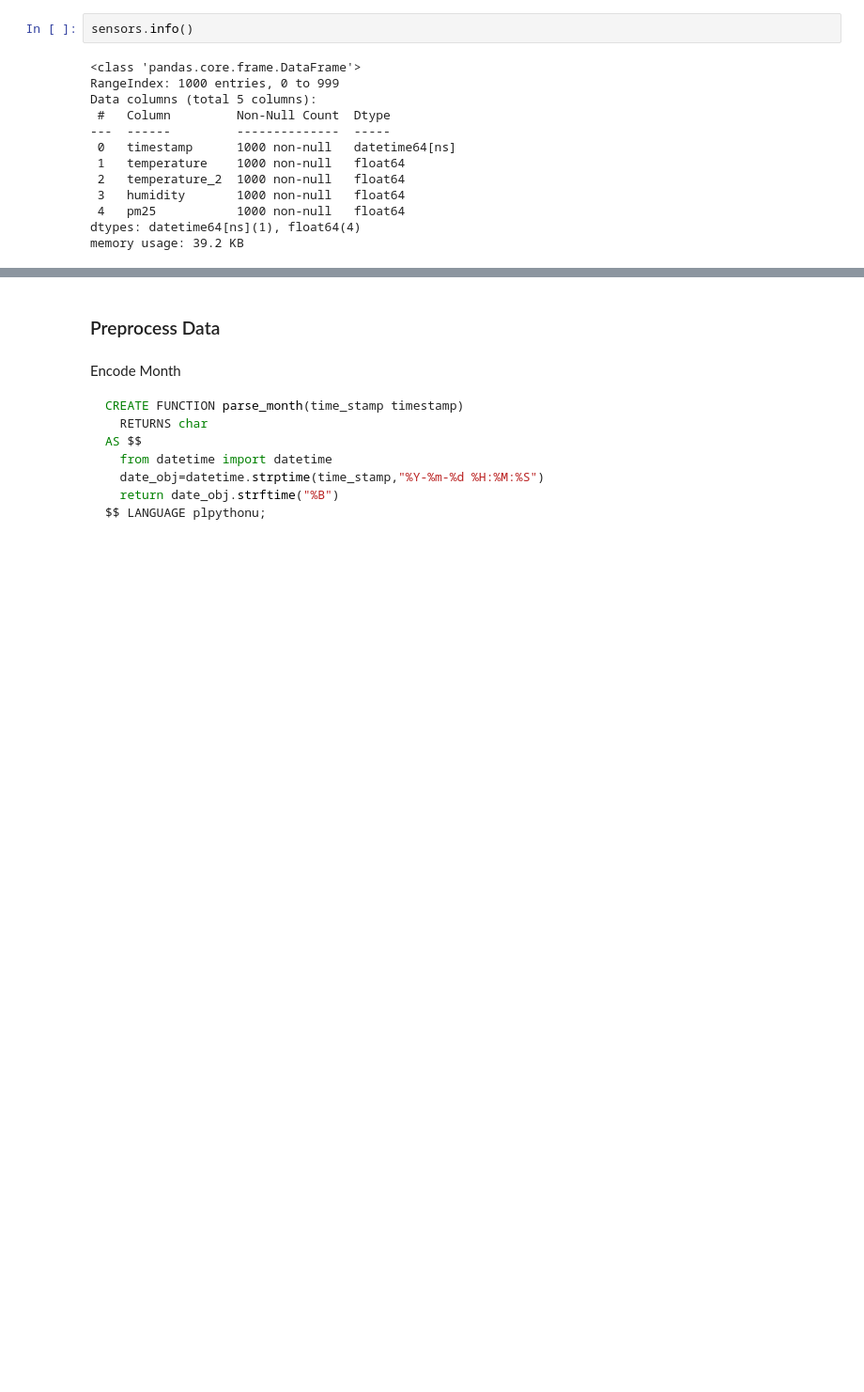
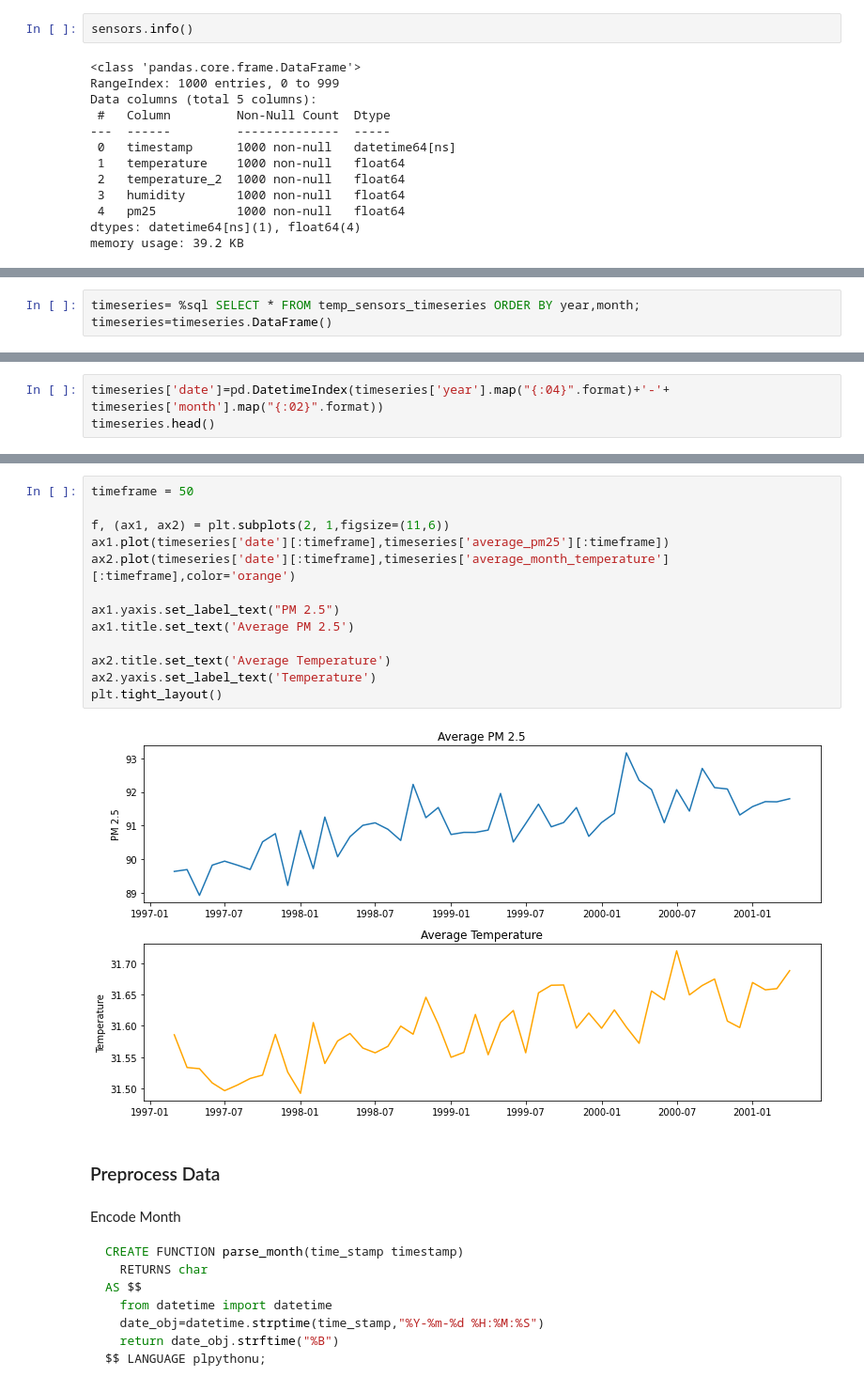
Before and after one commit to guyzsarun/rabbitmq-gpdb-poc, a Jupyter notebook: gpdb/madlib-demo.ipynb, the cells around one changed output, grey strips where cells are left out. Shown at 94% size. Drawn from its saved outputs; the diff is of its cells as text; blank space fills up the shorter version.

Commit message:
Add timeseries (#5)

```diff
--- a/gpdb/madlib-demo.ipynb
+++ b/gpdb/madlib-demo.ipynb
@@ -102,0 +187,3 @@ plt.text(sensors['humidity'].mean()+3,0.03, "mean", fontsize=10,c='red');
+# %%
+timeseries= %sql SELECT * FROM temp_sensors_timeseries ORDER BY year,month;
+timeseries=timeseries.DataFrame()
@@ -102,0 +193,3 @@ plt.text(sensors['humidity'].mean()+3,0.03, "mean", fontsize=10,c='red');
+# %%
+timeseries['date']=pd.DatetimeIndex(timeseries['year'].map("{:04}".format)+'-'+ timeseries['month'].map("{:02}".format))
+timeseries.head()
@@ -103,3 +203,18 @@ plt.text(sensors['humidity'].mean()+3,0.03, "mean", fontsize=10,c='red');
+# %%
+timeframe = 50
+
+f, (ax1, ax2) = plt.subplots(2, 1,figsize=(11,6))
+ax1.plot(timeseries['date'][:timeframe],timeseries['average_pm25'][:timeframe])
+ax2.plot(timeseries['date'][:timeframe],timeseries['average_month_temperature'][:timeframe],color='orange')
+
+ax1.yaxis.set_label_text("PM 2.5")
+ax1.title.set_text('Average PM 2.5')
+
+ax2.title.set_text('Average Temperature')
+ax2.yaxis.set_label_text('Temperature')
+plt.tight_layout()
+# %% [output]
+[figure, added]
 # %% [markdown]
 ### Preprocess Data
 # %% [markdown]
```
Also changed, not shown: parts of 26 cells of this notebook.
